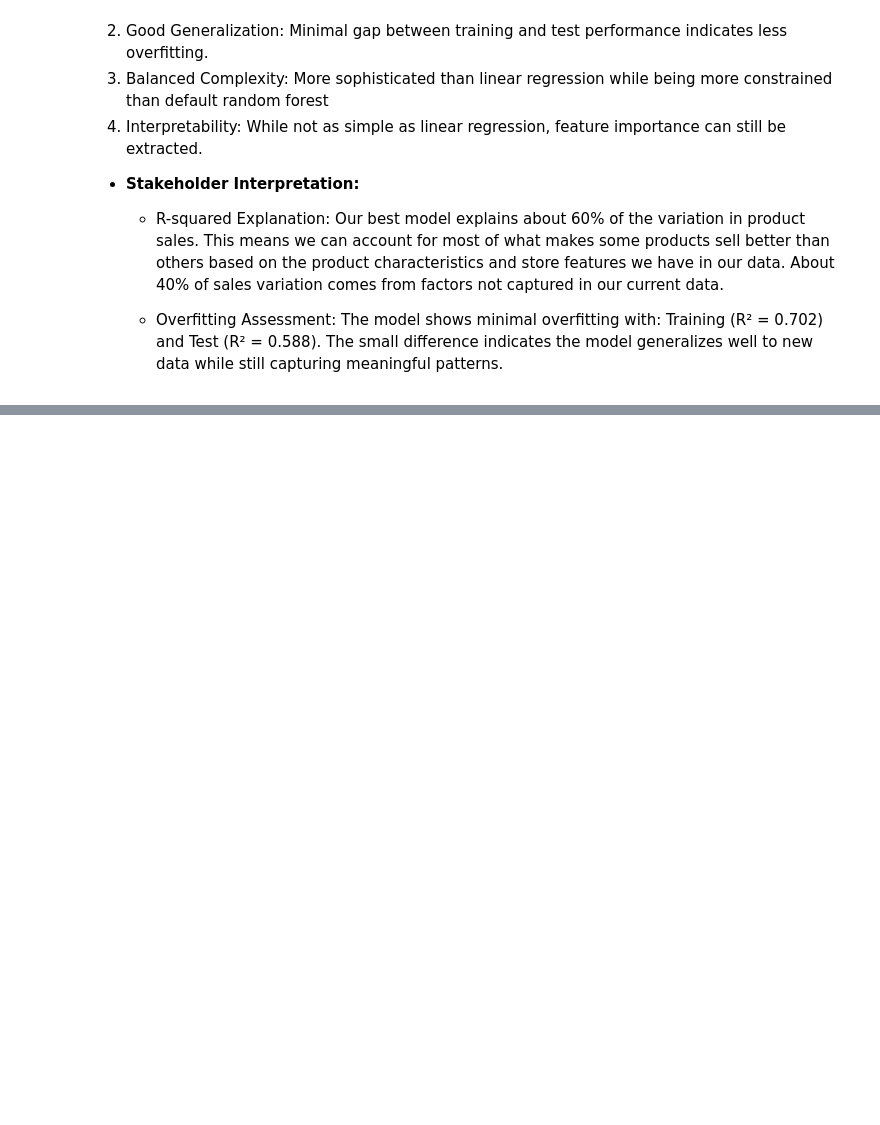
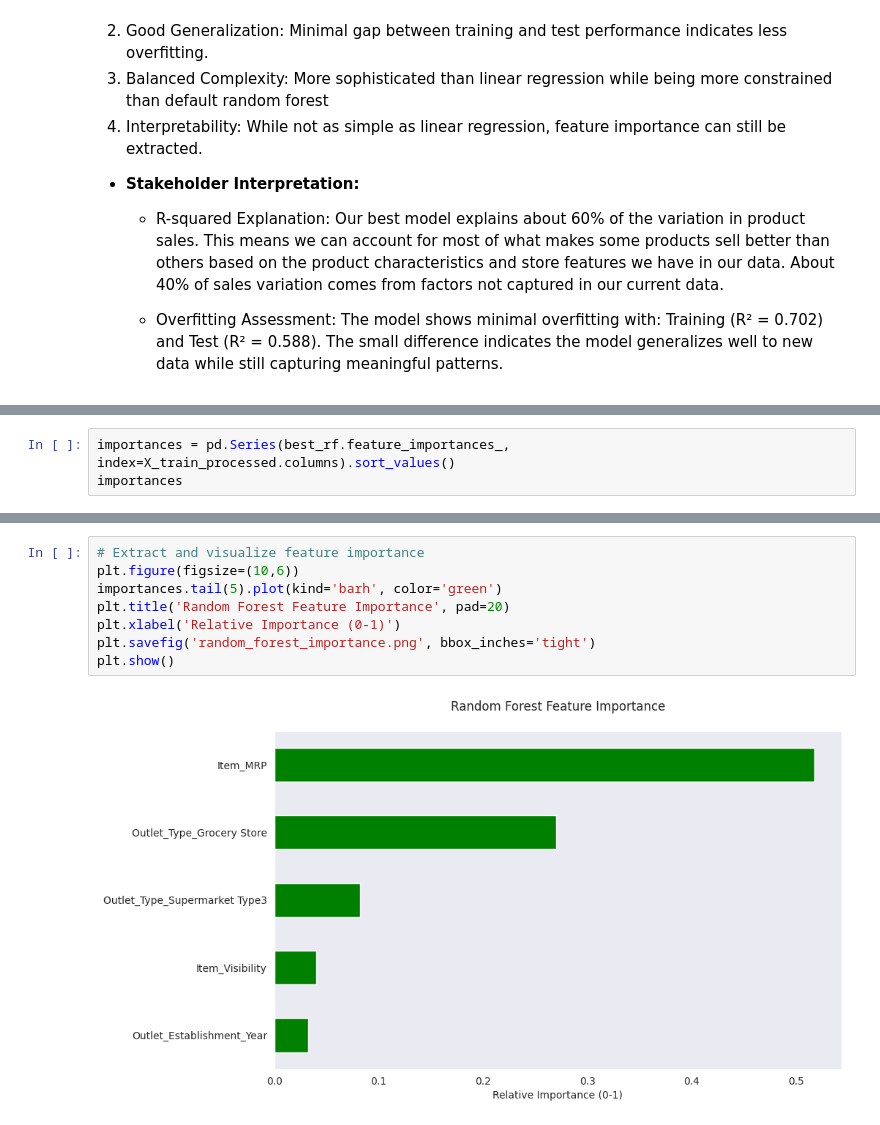
Before and after one commit to baraa-hakawati/Prediction-of-Product-Sales, a Jupyter notebook: Retail_Sales_Prediction.ipynb, the cells around one changed output, grey strips where cells are left out. Cells and saved outputs as stored; diff of their text form; blank space fills up the shorter version.

```diff
--- a/Retail_Sales_Prediction.ipynb
+++ b/Retail_Sales_Prediction.ipynb
@@ -1081,0 +1188,3 @@ The model shows minimal overfitting with: Training (R² = 0.702) and Test (R² =
+# %%
+importances = pd.Series(best_rf.feature_importances_, index=X_train_processed.columns).sort_values()
+importances
@@ -1081,0 +1210,10 @@ The model shows minimal overfitting with: Training (R² = 0.702) and Test (R² =
+# %%
+# Extract and visualize feature importance
+plt.figure(figsize=(10,6))
+importances.tail(5).plot(kind='barh', color='green')
+plt.title('Random Forest Feature Importance', pad=20)
+plt.xlabel('Relative Importance (0-1)')
+plt.savefig('random_forest_importance.png', bbox_inches='tight')
+plt.show()
+# %% [output]
+[figure, added]
```
Also changed, not shown: parts of 15 cells of this notebook.
